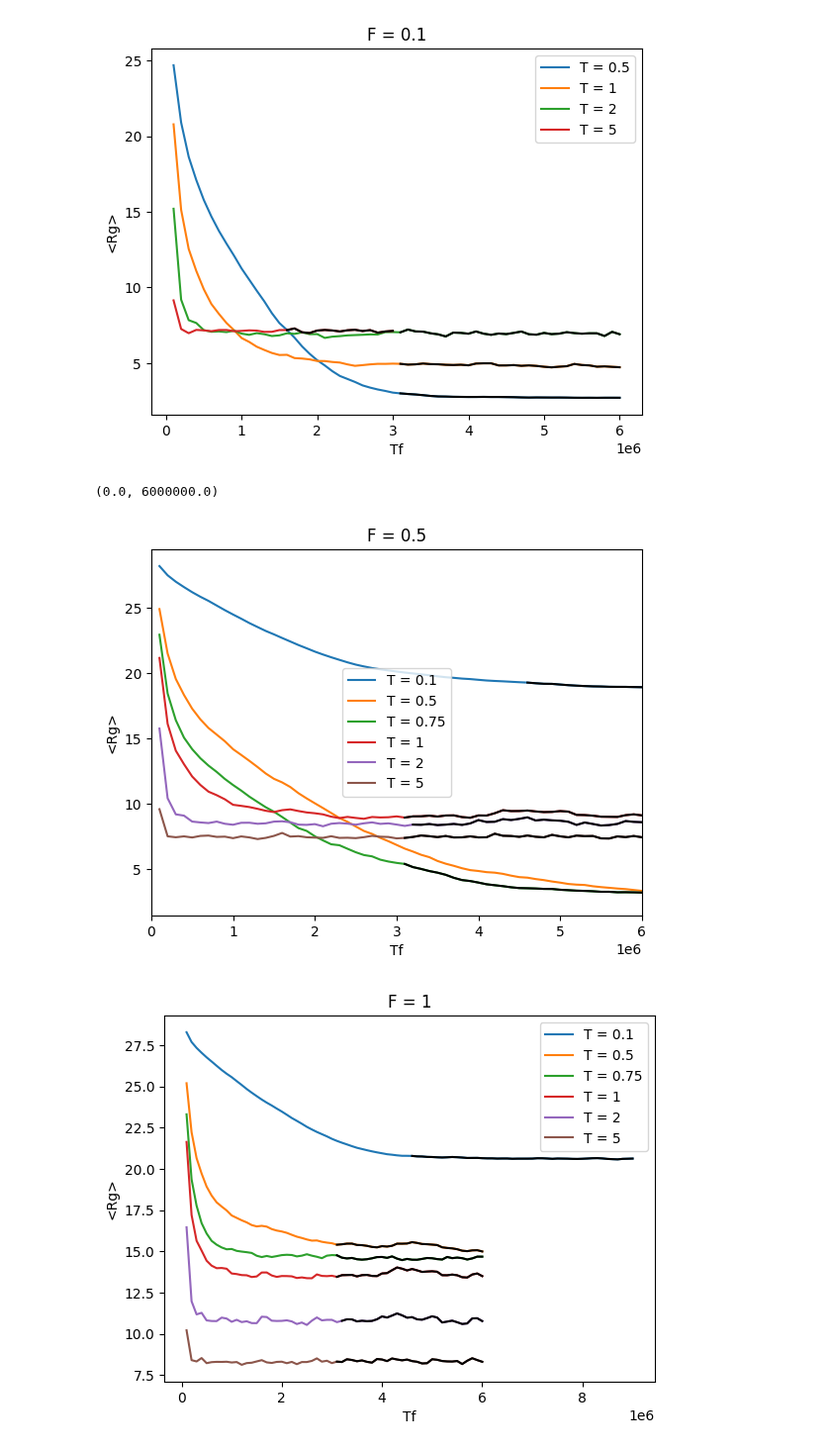
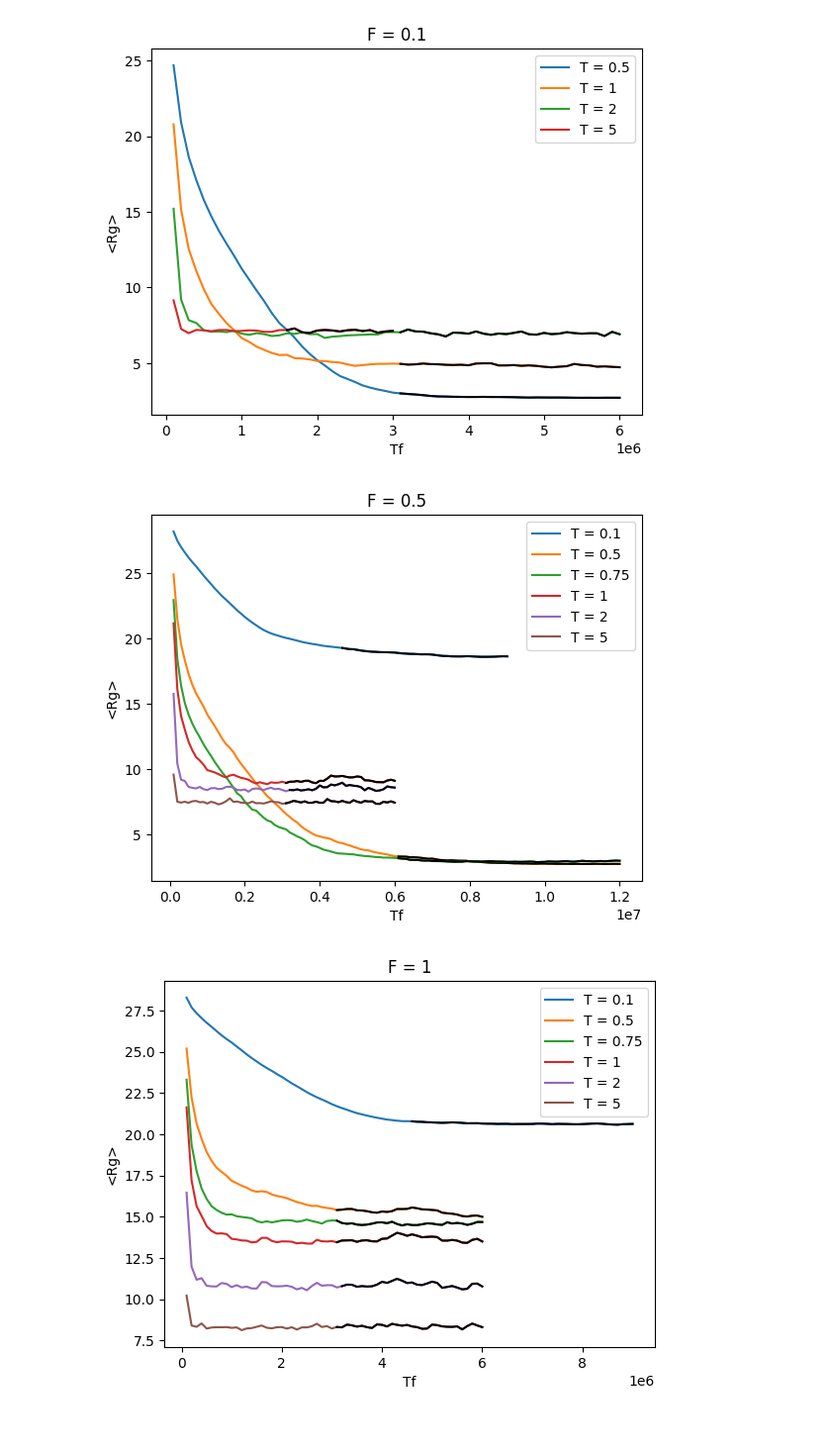
Before and after one commit to VagrantHyp/Code, a Jupyter notebook: Block5.ipynb, the cells around one changed output. Shown at 99% size. Drawn from its saved outputs; the diff is of its cells as text; code cells hidden in the pictures.

```diff
--- a/Block5.ipynb
+++ b/Block5.ipynb
@@ -138,10 +138,9 @@ ms.Plot(lsCGT, 0.1, "Rg")
 [figure]
 # %%
 ms.Plot(lsCGT, 0.5, "Rg")
-plt.xlim(0,6e6)
+# plt.xlim(0,6e6)
 # %% [output]
-(0.0, 6000000.0)
-[figure, old version]
+[figure, new version]
 # %%
 ms.Plot(lsCGT, 1, "Rg")
 # %% [output]
```
Also changed, not shown: parts of 8 cells of this notebook, 2 other files.
